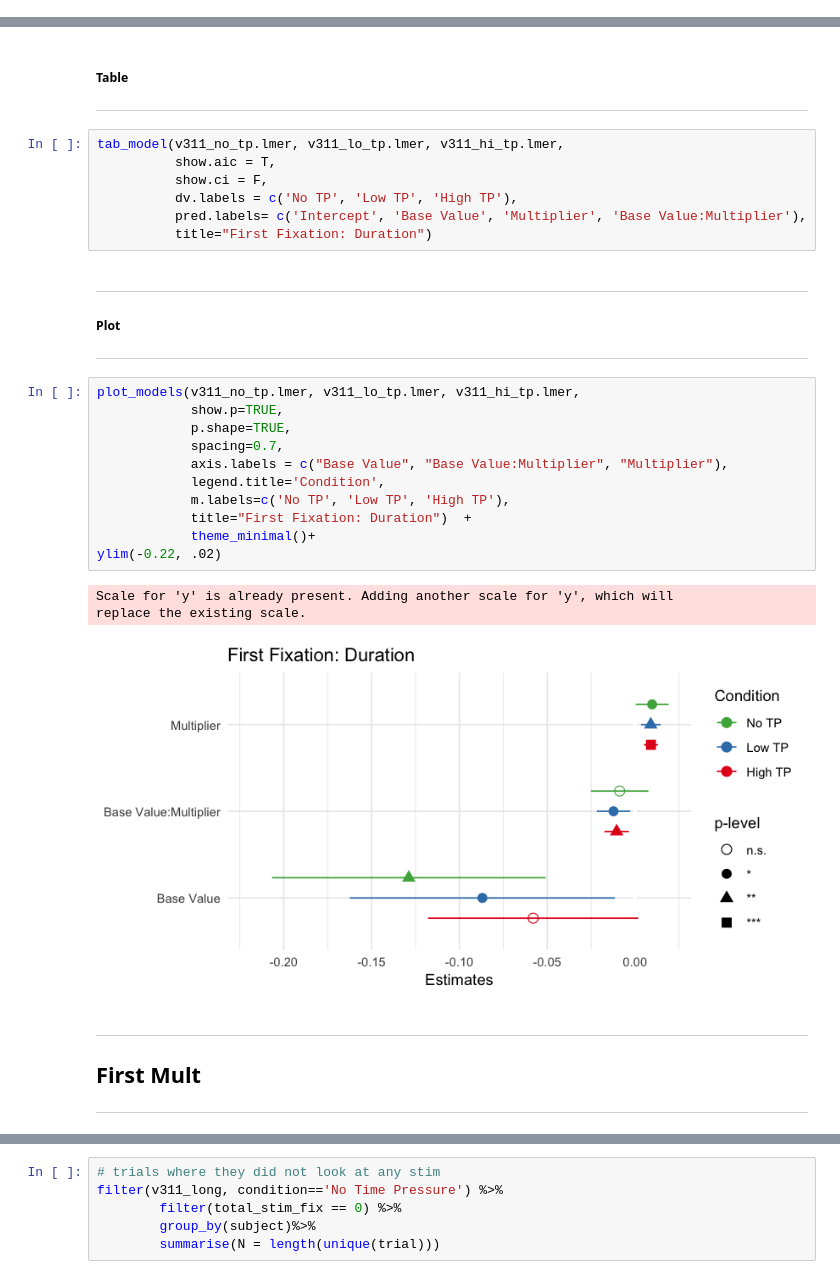
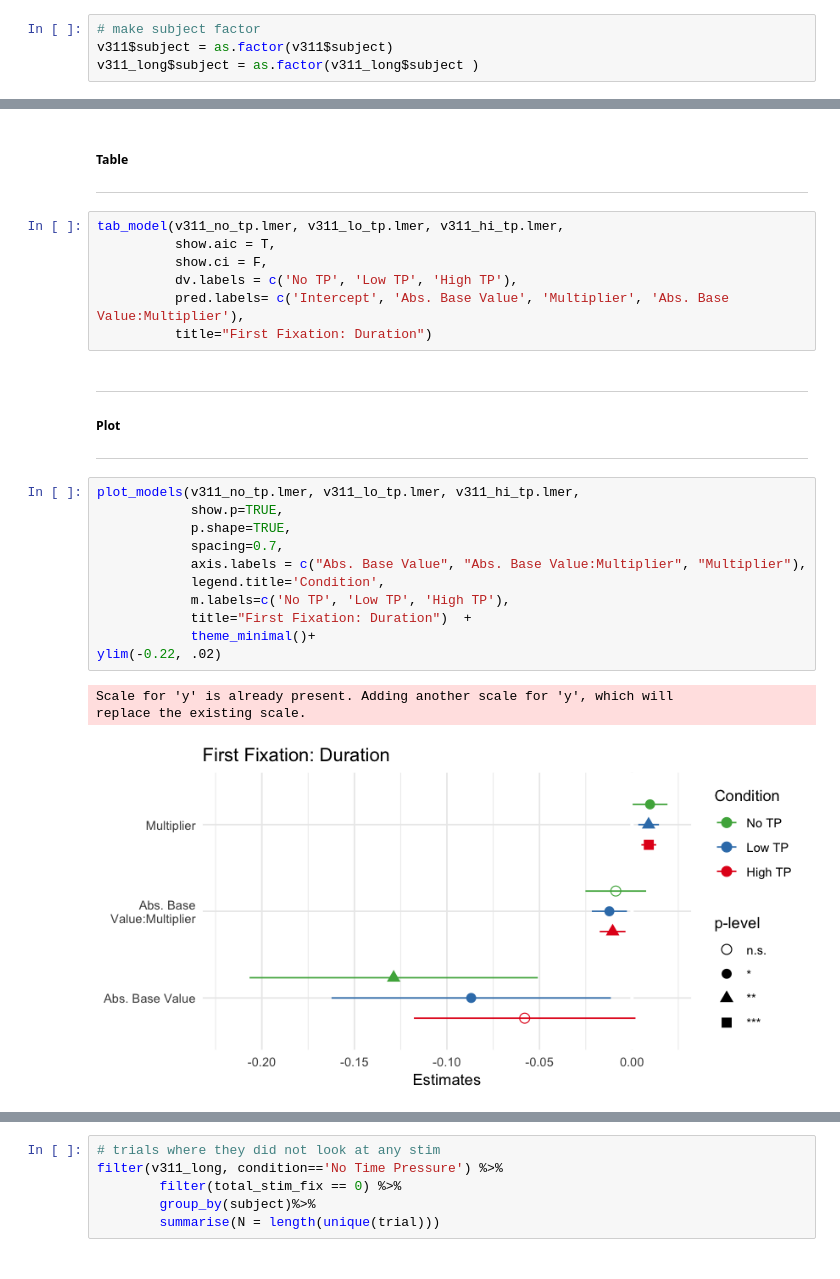
Before and after one commit to danieljwilson/MADE, a Jupyter notebook: 3_experiment/3_3_data_analysis_md/v311.ipynb, the cells around one changed output, grey strips where cells are left out. Saved outputs shown, nothing was run; the diff lists cells and outputs as text.

```diff
--- a/3_experiment/3_3_data_analysis_md/v311.ipynb
+++ b/3_experiment/3_3_data_analysis_md/v311.ipynb
@@ -109,6 +104,10 @@ v310_tp = filter(v310, condition=='tp')
 
 v310_notp$version = 'v310_notp'
 v310_tp$version = 'v310_tp'
+# %%
+# make subject factor
+v311$subject = as.factor(v311$subject)
+v311_long$subject = as.factor(v311_long$subject )
 # %% [markdown]
 ---
 # Psychometrics
@@ -442,7 +444,7 @@ tab_model(v311_no_tp.lmer, v311_lo_tp.lmer, v311_hi_tp.lmer,
           show.aic = T,
           show.ci = F,
           dv.labels = c('No TP', 'Low TP', 'High TP'),
-          pred.labels= c('Intercept', 'Base Value', 'Multiplier', 'Base Value:Multiplier'),
+          pred.labels= c('Intercept', 'Abs. Base Value', 'Multiplier', 'Abs. Base Value:Multiplier'),
           title="First Fixation: Duration")
 # %% [markdown]
 ---
@@ -451,19 +453,15 @@ tab_model(v311_no_tp.lmer, v311_lo_tp.lmer, v311_hi_tp.lmer,
 # %%
 plot_models(v311_no_tp.lmer, v311_lo_tp.lmer, v311_hi_tp.lmer,
             show.p=TRUE,
             p.shape=TRUE,
             spacing=0.7,
-            axis.labels = c("Base Value", "Base Value:Multiplier", "Multiplier"),
+            axis.labels = c("Abs. Base Value", "Abs. Base Value:Multiplier", "Multiplier"),
             legend.title='Condition',
             m.labels=c('No TP', 'Low TP', 'High TP'),
             title="First Fixation: Duration")  +
             theme_minimal()+
 ylim(-0.22, .02)
 # %% [output]
 Scale for 'y' is already present. Adding another scale for 'y', which will
 replace the existing scale.
-[figure, old version]
+[figure, new version]
-# %% [markdown]
----
-## First Mult
----
```
Also changed, not shown: parts of 15 cells of this notebook.
